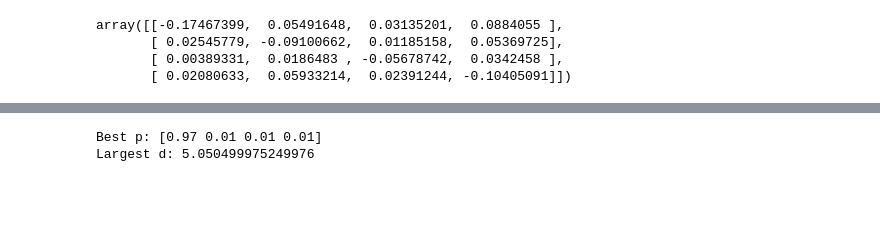
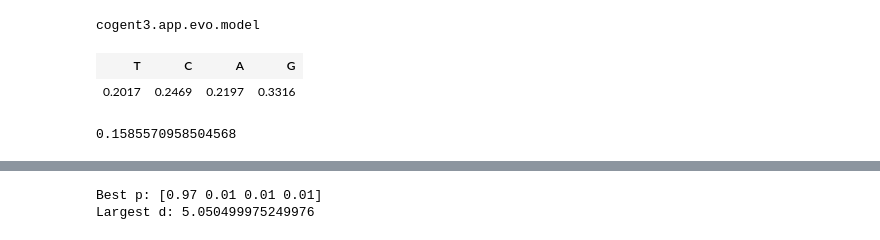
Before and after one commit to GavinHuttley/PuningAnalysis, a Jupyter notebook: src/nbks/exp_num_sub.ipynb, the cells around one changed output, grey strips where cells are left out. Saved outputs shown, nothing was run; the diff lists cells and outputs as text; code cells hidden in the pictures; blank space fills up the shorter version.

```diff
--- a/nbks/exp_num_sub.ipynb
+++ b/src/nbks/exp_num_sub.ipynb
@@ -5,19 +5,33 @@ import numpy as np
 
 from numpy import array
 
-GTR_model = get_app("model", sm = "GN",
+GN_model = get_app("model", sm = "GN",
                 unique_trees = True, time_het = "max", optimise_motif_probs = True,
                 show_progress = False, opt_args = dict(max_restarts=5))
 
 no_degenerates = get_app(
     "omit_degenerates",
-    moltype = None,
+    moltype = 'dna',
     gap_is_degen = True,
     motif_length = 1,
 )
+# %%
+type(GN_model)
+# %% [output]
+cogent3.app.evo.model
 # %%
 import pathlib
 paths = list(pathlib.Path("../data/16s-10").glob("**/*.json"))
+# %%
+path = paths[0]
+aln = load_aligned_seqs(path)
+aln1 = no_degenerates(aln)
+result = GN_model(aln1)
+# %%
+result.lf.get_motif_probs()
+# %% [output]
+| T | C | A | G |
+| 0.2017 | 0.2469 | 0.2197 | 0.3316 |
 # %%
 def get_matrix_pi(path):
     aln = load_aligned_seqs(path)
@@ -33,7 +49,0 @@ Q2, pi2 = get_matrix_pi(paths[1])
-# %%
-np.array(Q2)
-# %% [output]
-array([[-0.17467399,  0.05491648,  0.03135201,  0.0884055 ],
-       [ 0.02545779, -0.09100662,  0.01185158,  0.05369725],
-       [ 0.00389331,  0.0186483 , -0.05678742,  0.0342458 ],
-       [ 0.02080633,  0.05933214,  0.02391244, -0.10405091]])
@@ -39,0 +91,4 @@ array([[-0.17467399,  0.05491648,  0.03135201,  0.0884055 ],
+# %%
+calculate_stationary_rate(Q2)
+# %% [output]
+0.1585570958504568
```
Also changed, not shown: parts of 6 cells of this notebook, 47 other files.
